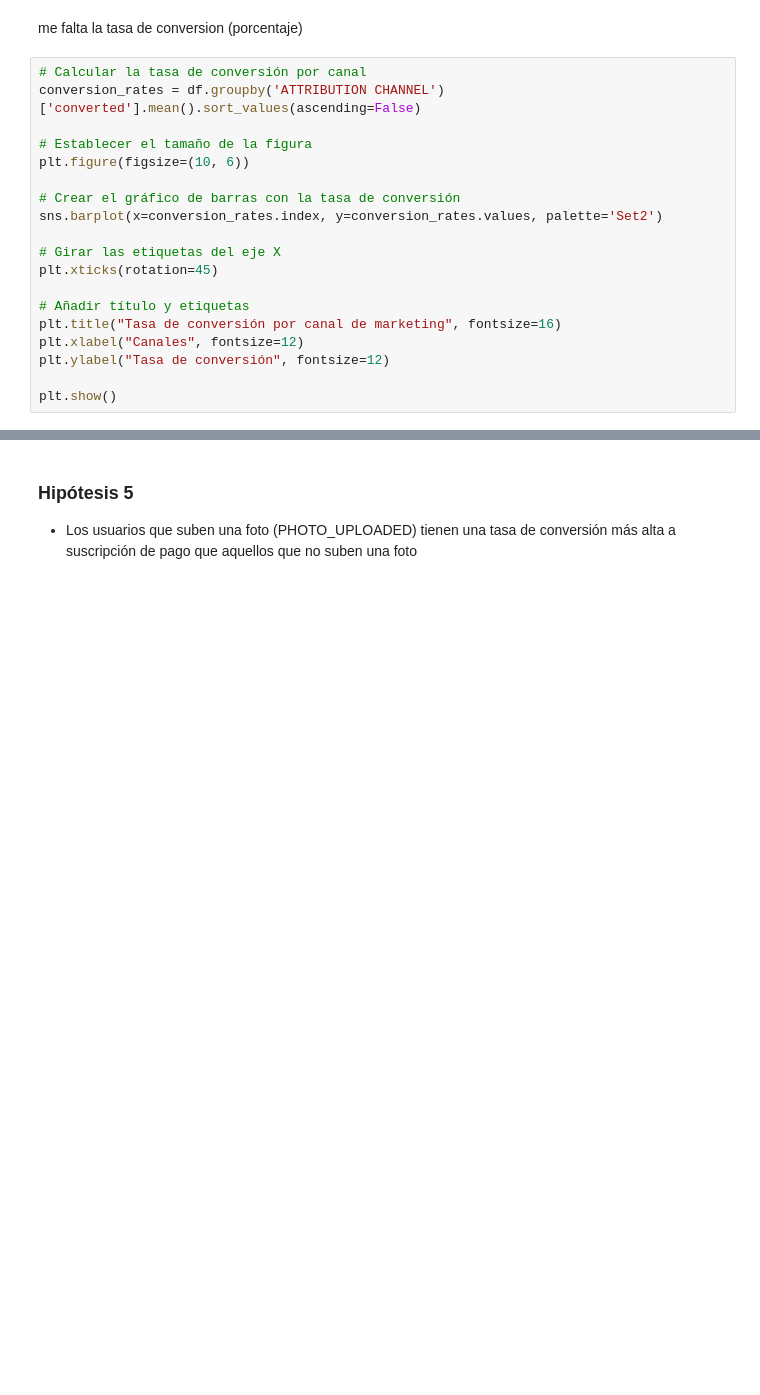
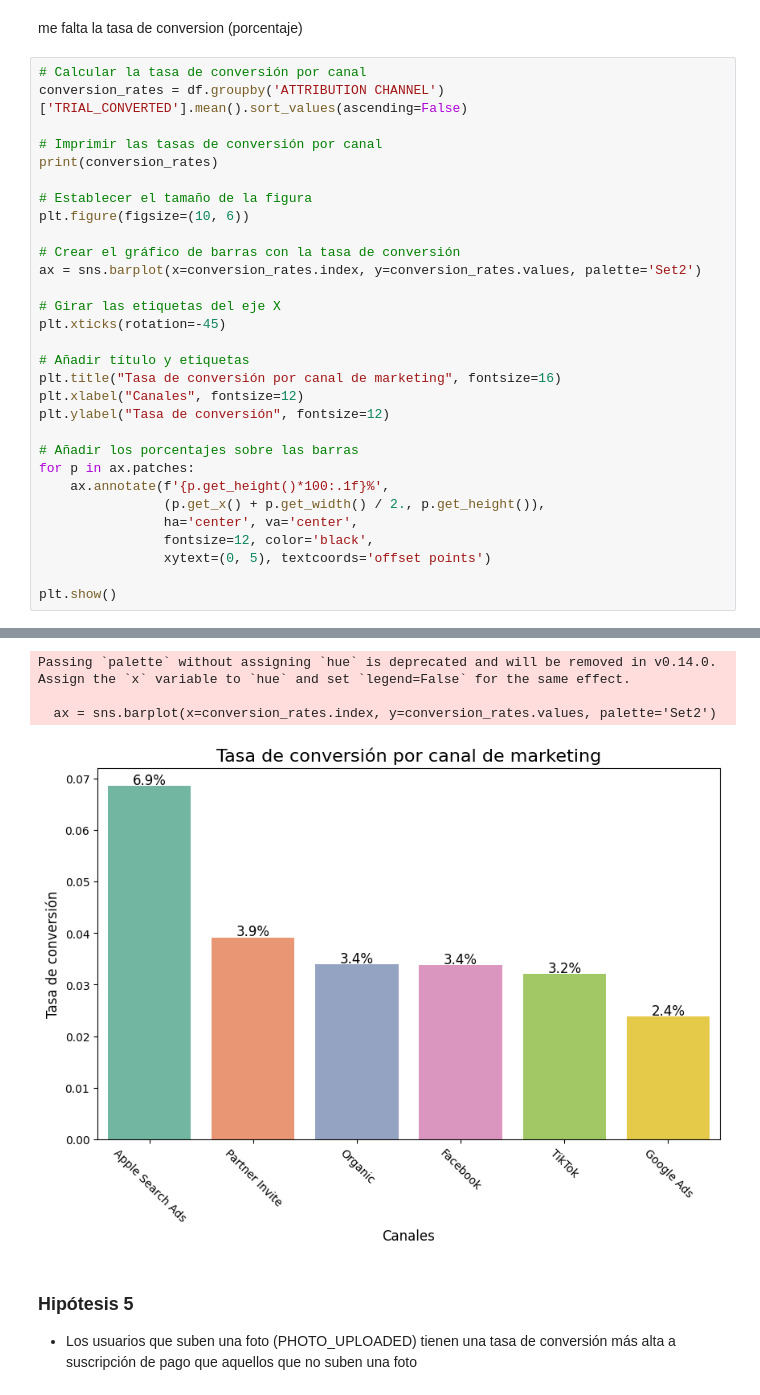
Before and after one commit to NaiSaratxaga/EDA_user-conversion-analysis, a Jupyter notebook: Notebooks/EDA_user_conversion_analysis.ipynb, the cells around one changed output, grey strips where cells are left out. Cells and saved outputs as stored; diff of their text form; blank space fills up the shorter version.

```diff
--- a/Notebooks/EDA_user_conversion_analysis.ipynb
+++ b/Notebooks/EDA_user_conversion_analysis.ipynb
@@ -429,21 +420,32 @@ print(tasa_conversion_por_canal) """
 me falta la tasa de conversion (porcentaje)
 # %%
 # Calcular la tasa de conversión por canal
-conversion_rates = df.groupby('ATTRIBUTION CHANNEL')['converted'].mean().sort_values(ascending=False)
+conversion_rates = df.groupby('ATTRIBUTION CHANNEL')['TRIAL_CONVERTED'].mean().sort_values(ascending=False)
+
+# Imprimir las tasas de conversión por canal
+print(conversion_rates)
 
 # Establecer el tamaño de la figura
 plt.figure(figsize=(10, 6))
 
 # Crear el gráfico de barras con la tasa de conversión
-sns.barplot(x=conversion_rates.index, y=conversion_rates.values, palette='Set2')
+ax = sns.barplot(x=conversion_rates.index, y=conversion_rates.values, palette='Set2')
 
 # Girar las etiquetas del eje X
-plt.xticks(rotation=45)
+plt.xticks(rotation=-45)
 
 # Añadir título y etiquetas
 plt.title("Tasa de conversión por canal de marketing", fontsize=16)
 plt.xlabel("Canales", fontsize=12)
 plt.ylabel("Tasa de conversión", fontsize=12)
 
+# Añadir los porcentajes sobre las barras
+for p in ax.patches:
+    ax.annotate(f'{p.get_height()*100:.1f}%',
+                (p.get_x() + p.get_width() / 2., p.get_height()),
+                ha='center', va='center',
+                fontsize=12, color='black',
+                xytext=(0, 5), textcoords='offset points')
+
 plt.show()
 # %% [output]
@@ -451,3 +460,7 @@ KeyError: 'Column not found: converted'
+Passing `palette` without assigning `hue` is deprecated and will be removed in v0.14.0. Assign the `x` variable to `hue` and set `legend=False` for the same effect.
+
+  ax = sns.barplot(x=conversion_rates.index, y=conversion_rates.values, palette='Set2')
+[figure, added]
 # %% [markdown]
 ### Hipótesis 5
 - Los usuarios que suben una foto (PHOTO_UPLOADED) tienen una tasa de conversión más alta a suscripción de pago que aquellos que no suben una foto
```
Also changed, not shown: parts of 4 cells of this notebook.
